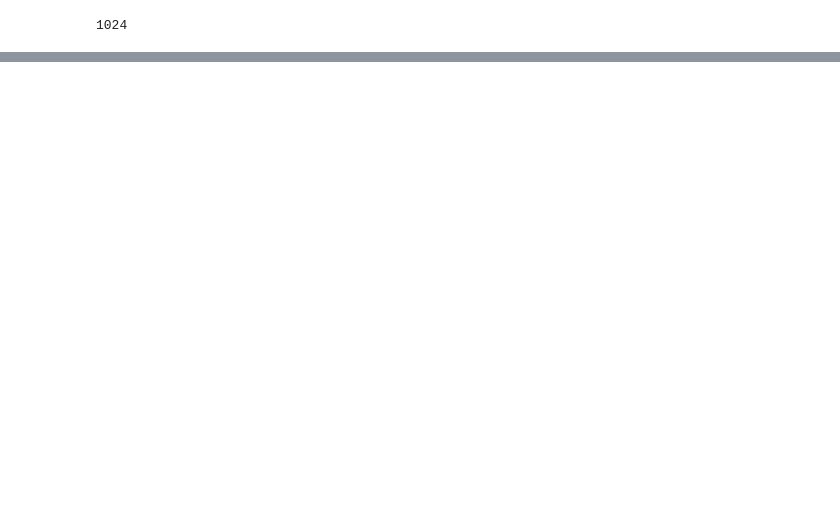
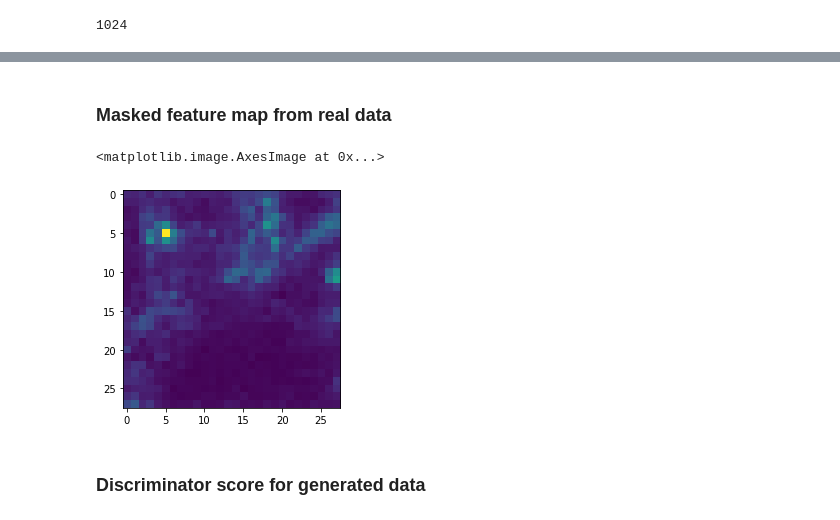
Before and after one commit to CAMP-eXplain-AI/InputIBA, a Jupyter notebook: IBA/notebooks/pytorch_IBA_per_sample.ipynb, the cells around one changed output, grey strips where cells are left out. Drawn from its saved outputs; the diff is of its cells as text; code cells hidden in the pictures; blank space fills up the shorter version.

```diff
--- a/IBA/notebooks/pytorch_IBA_per_sample.ipynb
+++ b/IBA/notebooks/pytorch_IBA_per_sample.ipynb
@@ -191,0 +231,13 @@ torch.Size([32, 401408])
+# %% [markdown]
+### Masked feature map from real data
+# %%
+imgs = next(iter(wgan.dataloader))
+imgs = imgs[0]
+img_tensor = imgs[0].clone().detach().cpu().numpy().mean(0)
+plt.imshow(img_tensor)
+# print(wgan.D(imgs))
+# %% [output]
+<matplotlib.image.AxesImage at 0x...>
+[figure, added]
+# %% [markdown]
+### Discriminator score for generated data
```
Also changed, not shown: parts of 39 cells of this notebook, 9 other files.
